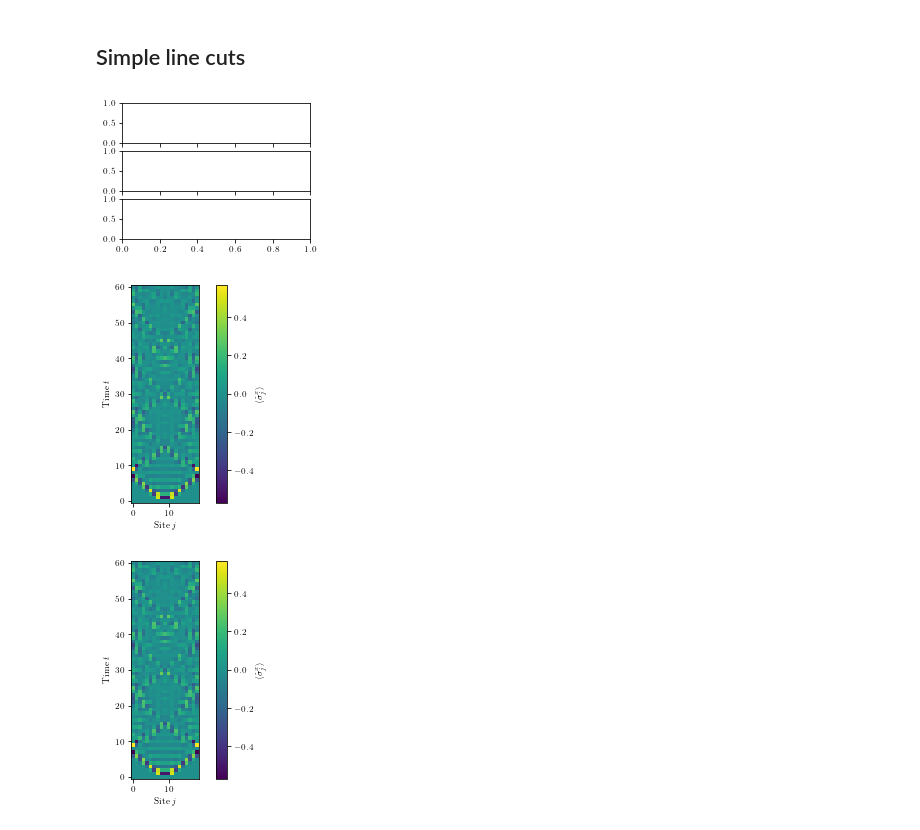
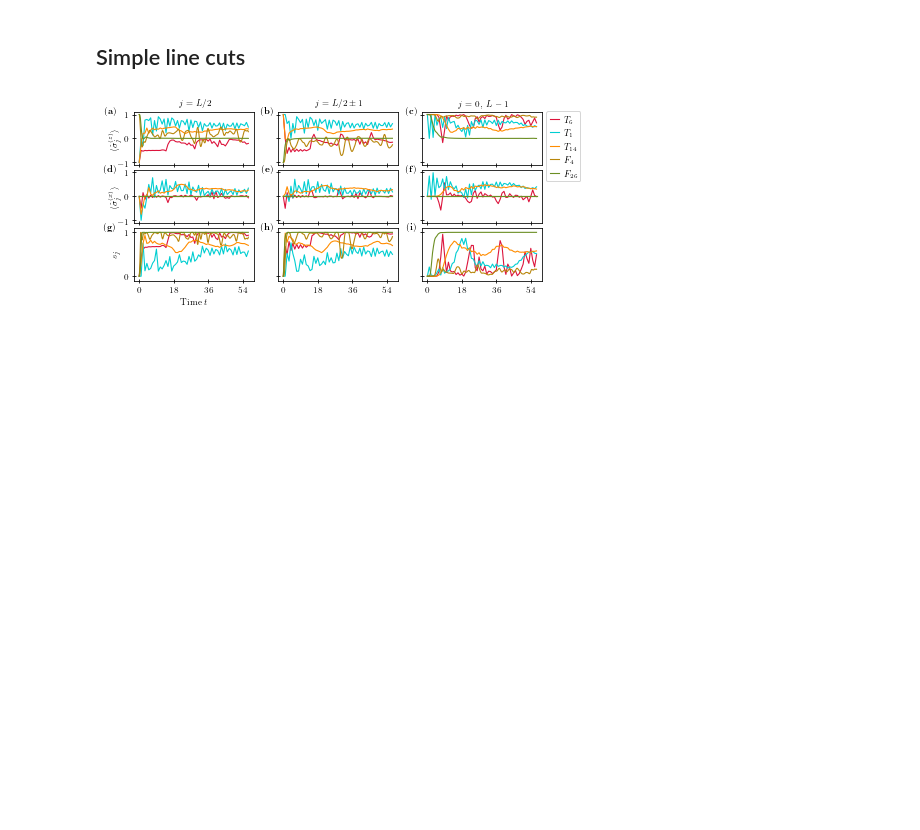
Before and after one commit to lhillber/qca, a Jupyter notebook: notebooks/supplemental_figures.ipynb, the cells around one changed output. Drawn from its saved outputs; the diff is of its cells as text; code cells hidden in the pictures; blank space fills up the shorter version.

```diff
--- a/notebooks/supplemental_figures.ipynb
+++ b/notebooks/supplemental_figures.ipynb
@@ -415,46 +415,58 @@ for ICi, IC in enumerate(ICs):
                       ("bisect", "bipart",  "ebisectdata", "ebipartdata")])
             Qs[ICi, Ri, Li] = Q
 # %%
+from figures import lettering
 measures = ["exp_Z", "exp_X", "s_2"]
-t0=100
 
-fig, axs = plt.subplots(int(len(measures)), figsize=(3.375, 2.5), sharex=True)
+fig, axs = plt.subplots(int(len(measures)), 3, figsize=(2*3.375, 3))
 for Ri, R in enumerate(Rs):
     Q = Qs[0, Ri, -1]
+    t0 = 3*Q.L
+    timeticks = [i*(Q.L-1) for i in range(4)]
+    count = 0
     for measi, meas in enumerate(measures):
-        Q.plot("exp_X", tmax=60)
-        plt.show()
         mask = Q.ts<=t0
         ts = Q.ts[mask]
-        m = Q.get_measure(meas)[mask]
-        if R in [4, 26]:
-            marker="."
-        else:
-            marker="o"
-        if meas.split("_")[0] == "exp":
-            m = m[:, int(Q.L//2)-2]
-            name = r"$\langle \hat{\sigma}^{(%s)}_{L/2}\rangle$"%meas.split("_")[1].lower()
-            ylim = [-1.1, 1.1]
-            lp = -4
-        else:
-            name = names[meas]
-            ylim=None
-        if meas == "s_2":
-            m = m[:, int(Q.L//2)-2]
-            name = r"$s_{L/2}$"
-            ylim = [-0.1, 1.1]
-            lp = None
-        axs[measi].set_ylim(ylim)
-        axs[measi].plot(ts, m, marker=marker, ms=1.5, lw=1, color=colors[R], label=names[R])
-        axs[measi].set_ylabel(name, labelpad=lp)
-        axs[measi].tick_params(axis="both", direction="inout")
-        axs[measi].text(-0.15, 0.95, letters[measi], transform=axs[measi].transAxes)
-    axs[-1].set_xlabel(names["time"])
-    axs[0].legend(loc="upper left", bbox_to_anchor=(1.0, 1.15),
-                  handlelength=1, handletextpad=0.5, bbox_transform=axs[0].transAxes)
-plt.subplots_adjust(left=0.15, right=0.83, bottom=0.2, top=0.95)
+        for ji, (j, title) in enumerate(zip((int(L/2), int(L/2)-1, 0), ("$j=L/2$","$j=L/2 \pm 1$", "$j=0,~L-1$"))):
+            m = Q.get_measure(meas)[mask][:, j]
+            if R in [4, 26]:
+                marker="."
+                ms = 1
+            else:
+                marker="o"
+                ms=1.4
+            if meas.split("_")[0] == "exp":
+                name = r"$\langle \hat{\sigma}^{(%s)}_{j}\rangle$"%meas.split("_")[1].lower()
+                ylim = [-1.1, 1.1]
+                lp = -4
+            else:
+                name = names[meas]
+                ylim=None
+            if meas == "s_2":
+                name = r"$s_{j}$"
+                ylim = [-0.1, 1.1]
+                lp = None
+            axs[measi, ji].set_ylim(ylim)
+            axs[measi, ji].plot(ts, m, marker=None, ms=ms, lw=1.1, color=colors[R], label=names[R])
+            axs[measi, ji].tick_params(axis="both", direction="inout")
+            axs[measi, ji].set_xticks(timeticks)
+            if ji == 0 :
+                axs[measi, ji].set_ylabel(name, labelpad=lp)
+                xlett = -0.2
+            else:
+                axs[measi, ji].set_yticklabels([])
+                xlett = -0.09
+            if Ri == 0:
+                lettering(axs[measi, ji], xlett, 1, count)
+                count += 1
+            if measi == 0:
+                axs[measi, ji].set_title(title)
+            #axs[measi, ji].set_xticklabels([])
+    axs[-1, 0].set_xticklabels(timeticks)
+    axs[-1, 0].set_xlabel(names["time"])
+    axs[0, -1].legend(loc="upper left", bbox_to_anchor=(1.0, 1.1),
+                  handlelength=1, handletextpad=0.5, bbox_transform=axs[0,-1].transAxes)
+plt.subplots_adjust(left=0.07, right=0.91, bottom=0.15, top=0.93, wspace=0.2, hspace=0.1)
 plt.savefig("figures/simple_linecuts.pdf")
 # %% [output]
-[figure, old version]
+[figure, new version]
-[figure, removed]
-[figure, removed]
```
Also changed, not shown: parts of 3 cells of this notebook, 7 other files.
